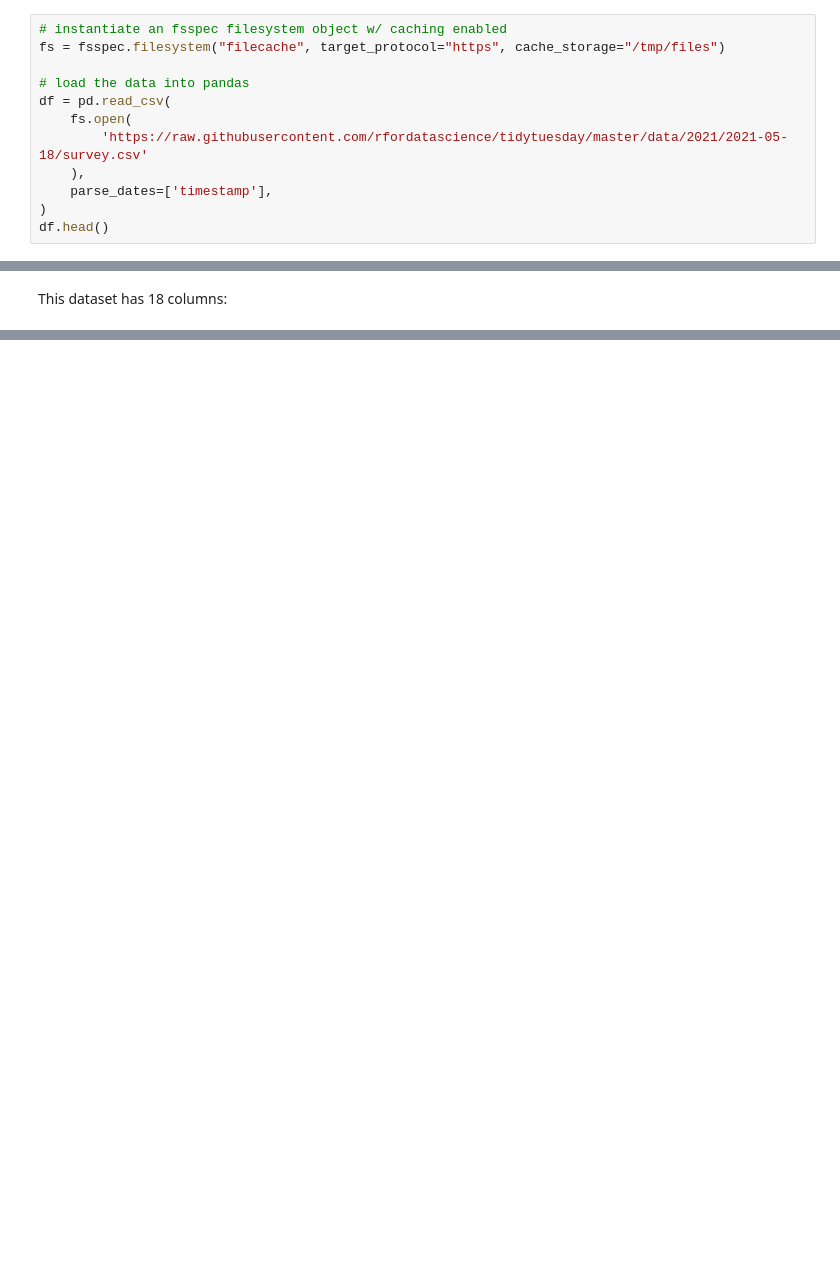
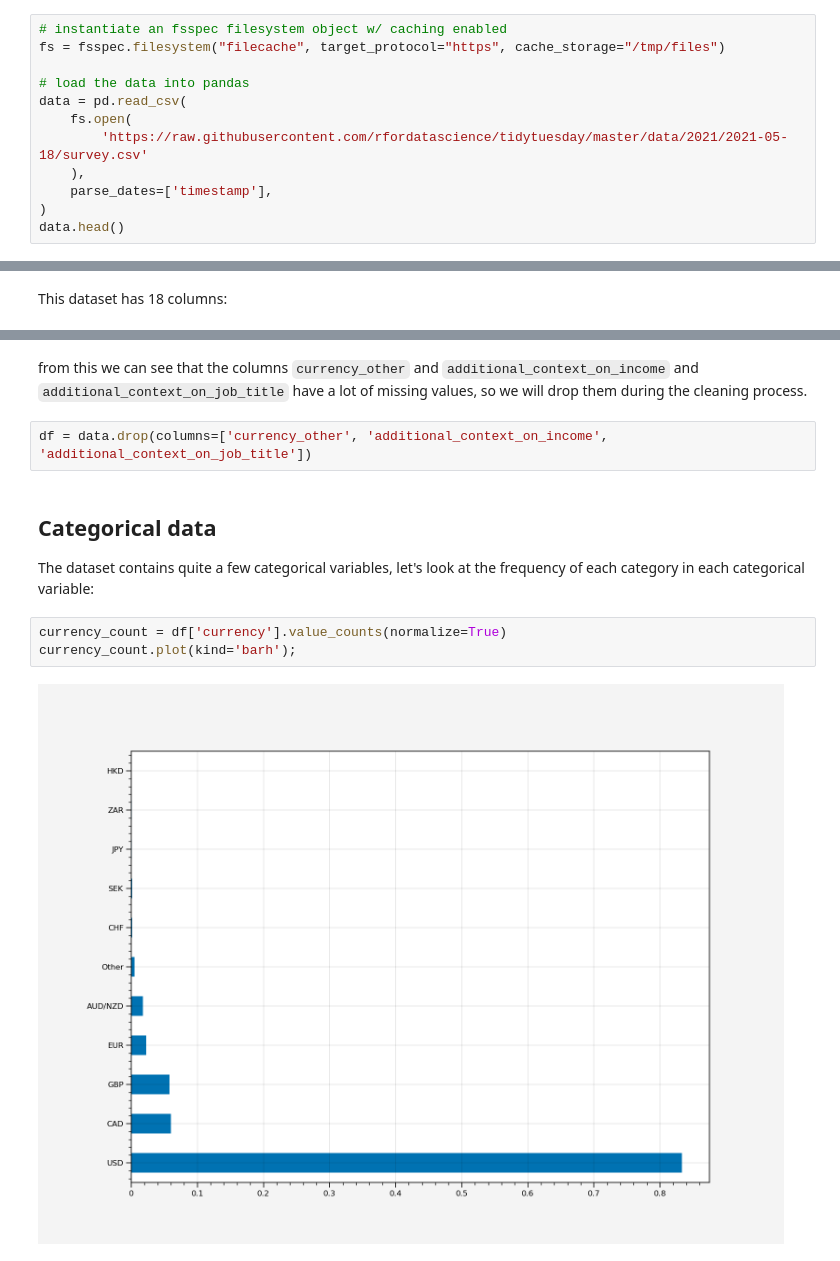
Before and after one commit to andersy005/ms-ds-notebooks, a Jupyter notebook: notebooks/data-cleaning.ipynb, the cells around one changed output, grey strips where cells are left out. Cells and saved outputs as stored; diff of their text form; blank space fills up the shorter version.

```diff
--- a/notebooks/data-cleaning.ipynb
+++ b/notebooks/data-cleaning.ipynb
@@ -34,13 +39,13 @@ import proplot as pplt
 fs = fsspec.filesystem("filecache", target_protocol="https", cache_storage="/tmp/files")
 
 # load the data into pandas
-df = pd.read_csv(
+data = pd.read_csv(
     fs.open(
         'https://raw.githubusercontent.com/rfordatascience/tidytuesday/master/data/2021/2021-05-18/survey.csv'
     ),
     parse_dates=['timestamp'],
 )
-df.head()
+data.head()
 # %% [output]
 |  | timestamp | how_old_are_you | industry | job_title | additional_context_on_job_title | annual_salary | ... |
 | 0 | 2021-04-27 11:02:10 | 25-34 | Education (Higher Education) | Research and Instruction Librarian | NaN | 55000 | ... |
@@ -186,0 +102,13 @@ mtcars
+# %% [markdown]
+from this we can see that the columns `currency_other` and `additional_context_on_income` and `additional_context_on_job_title` have a lot of missing values, so we will drop them during the cleaning process.
+# %%
+df = data.drop(columns=['currency_other', 'additional_context_on_income', 'additional_context_on_job_title'])
+# %% [markdown]
+## Categorical data
+
+The dataset contains quite a few categorical variables, let's look at the frequency of each category in each categorical variable:
+# %%
+currency_count = df['currency'].value_counts(normalize=True)
+currency_count.plot(kind='barh');
+# %% [output]
+[figure, added]
```
Also changed, not shown: parts of 38 cells of this notebook.
